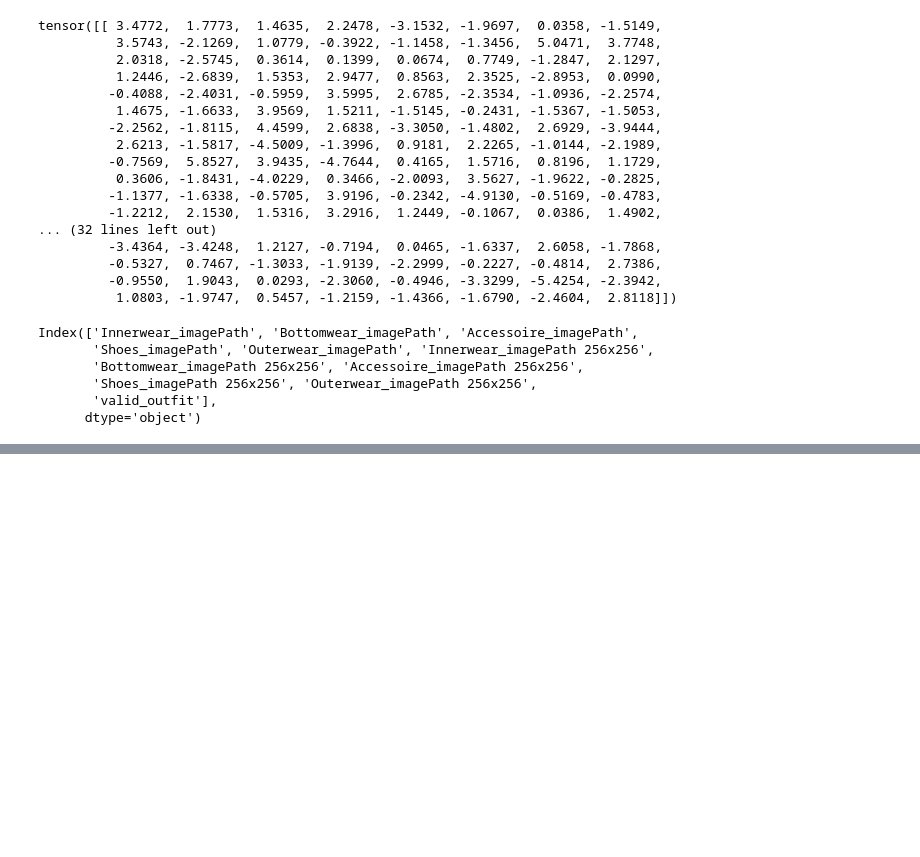
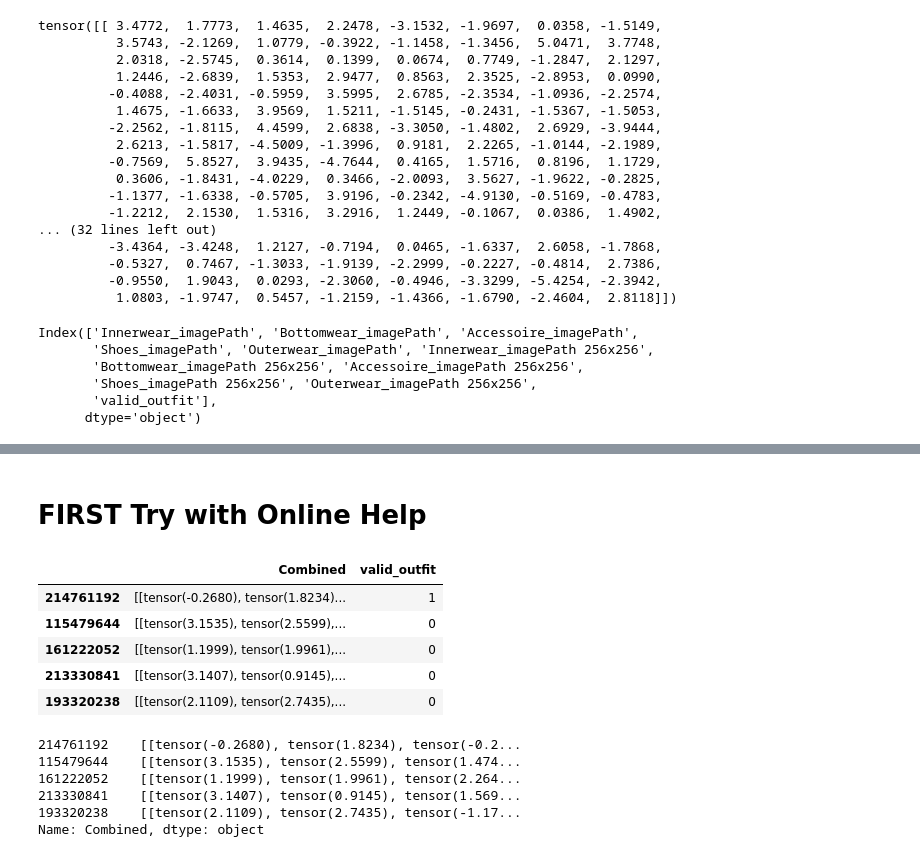
Before and after one commit to RomanZberg/DSPRO2-outfit-recommendation, a Jupyter notebook: basic-models/Set_Embedding_PCA.ipynb, the cells around one changed output, grey strips where cells are left out. Saved outputs shown, nothing was run; the diff lists cells and outputs as text; code cells hidden in the pictures; blank space fills up the shorter version.

```diff
--- a/basic-models/Set_Embedding_PCA.ipynb
+++ b/basic-models/Set_Embedding_PCA.ipynb
@@ -200,0 +339,16 @@ KeyError: '../None'
+# %% [markdown]
+# FIRST Try with Online Help
+# %%
+#Combine everything into a single tensor
+
+#Replace NaN with an Empty tensor
+correct_size = torch.Size([1, 384])
+
+zero_tensor = torch.zeros(correct_size)
+empty_tensor = torch.empty(correct_size)
+def replace_nan_with_tensor(x):
+    return empty_tensor if pd.isna(x) else x
+
+# Apply the function to the DataFrame
+dfEmptyTensor = dfEmbedded.map(replace_nan_with_tensor)
+dfZeroTensor = dfEmbedded.map(replace_nan_with_tensor)
@@ -200,0 +361,29 @@ KeyError: '../None'
+# %%
+dfZeroTensor['Combined'] = dfZeroTensor.apply(lambda row: torch.cat([row['Innerwear_imagePath 256x256_Embedded'],
+                                                         row['Bottomwear_imagePath 256x256_Embedded'],
+                                                         row['Accessoire_imagePath 256x256_Embedded'],
+                                                         row['Shoes_imagePath 256x256_Embedded'],
+                                                         row['Outerwear_imagePath 256x256_Embedded']]), axis=1)
+# %%
+# Either work with the Zero Tensor or Empty Tensor
+df = dfZeroTensor[["Combined", "valid_outfit"]]
+# %%
+df = df.head(10)
+# %%
+df
+# %% [output]
+|  | Combined | valid_outfit |
+| 214761192 | [[tensor(-0.2680), tensor(1.8234)... | 1 |
+| 115479644 | [[tensor(3.1535), tensor(2.5599),... | 0 |
+| 161222052 | [[tensor(1.1999), tensor(1.9961),... | 0 |
+| 213330841 | [[tensor(3.1407), tensor(0.9145),... | 0 |
+| 193320238 | [[tensor(2.1109), tensor(2.7435),... | 0 |
+# %%
+df['Combined']
+# %% [output]
+214761192    [[tensor(-0.2680), tensor(1.8234), tensor(-0.2...
+115479644    [[tensor(3.1535), tensor(2.5599), tensor(1.474...
+161222052    [[tensor(1.1999), tensor(1.9961), tensor(2.264...
+213330841    [[tensor(3.1407), tensor(0.9145), tensor(1.569...
+193320238    [[tensor(2.1109), tensor(2.7435), tensor(-1.17...
+Name: Combined, dtype: object
```
Also changed, not shown: parts of 21 cells of this notebook.
